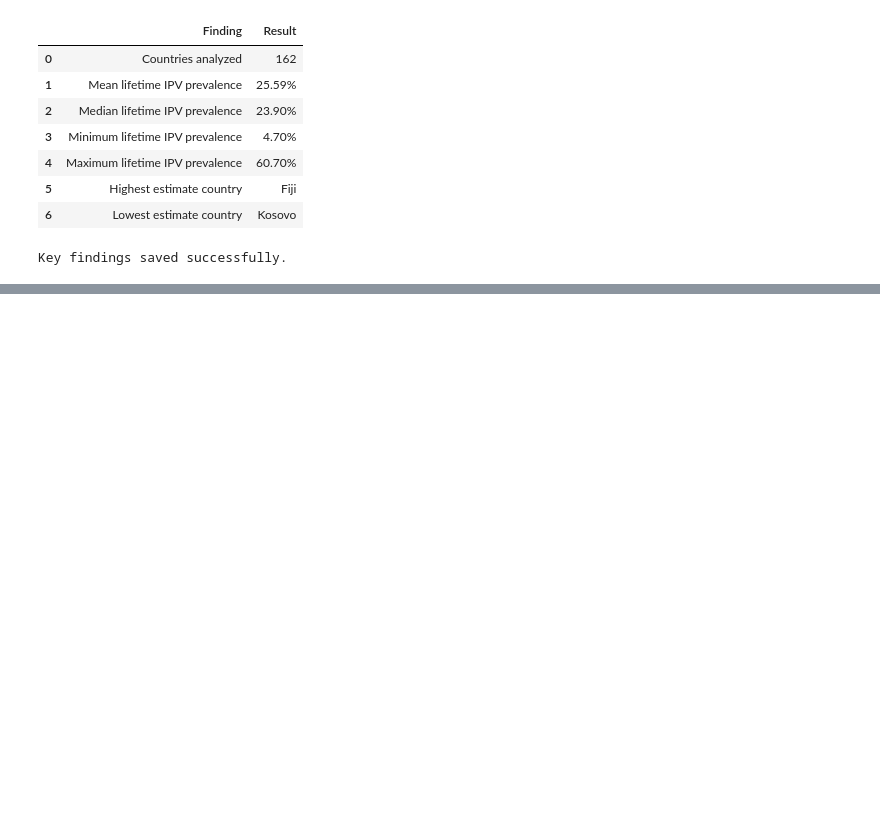
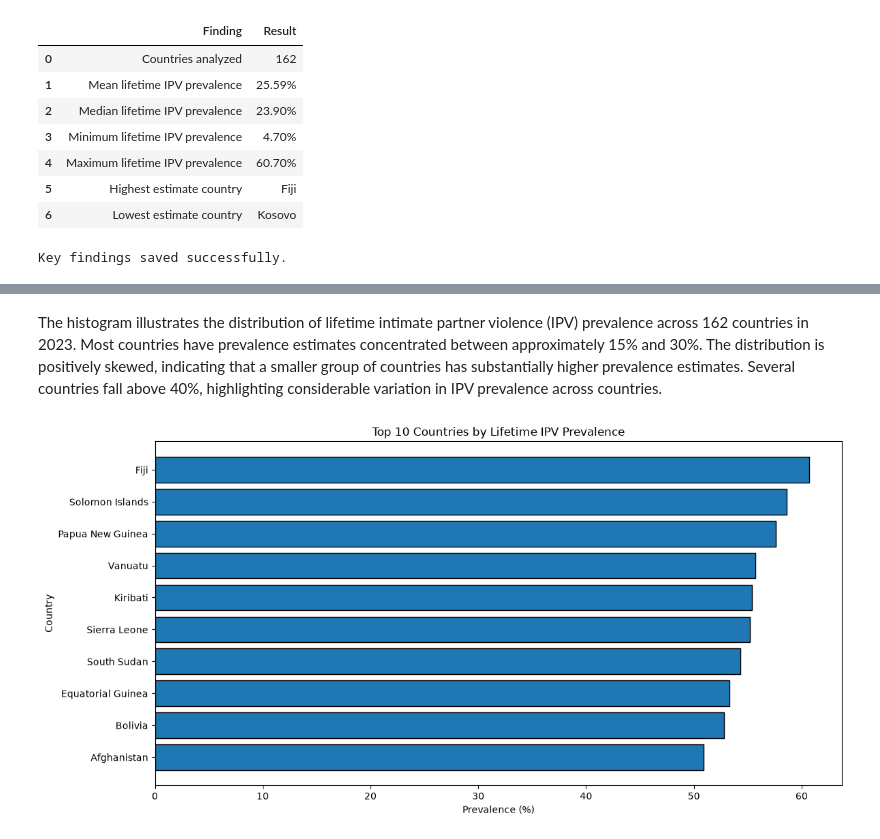
Before and after one commit to div62/riha, a Jupyter notebook: riha_analysis.ipynb, the cells around one changed output, grey strips where cells are left out. Drawn from its saved outputs; the diff is of its cells as text; code cells hidden in the pictures; blank space fills up the shorter version.

```diff
--- a/riha_analysis.ipynb
+++ b/riha_analysis.ipynb
@@ -1377,0 +1563,24 @@ Key findings saved successfully.
+# %% [markdown]
+The histogram illustrates the distribution of lifetime intimate partner violence (IPV) prevalence across 162 countries in 2023. Most countries have prevalence estimates concentrated between approximately 15% and 30%. The distribution is positively skewed, indicating that a smaller group of countries has substantially higher prevalence estimates. Several countries fall above 40%, highlighting considerable variation in IPV prevalence across countries.
+# %%
+# PHASE 2.2: TOP 10 COUNTRIES
+
+top_10 = df.nlargest(10, "Value")
+
+plt.figure(figsize=(12, 6))
+
+plt.barh(top_10["Country Name"], top_10["Value"],
+         edgecolor="black")
+
+plt.title("Top 10 Countries by Lifetime IPV Prevalence")
+plt.xlabel("Prevalence (%)")
+plt.ylabel("Country")
+
+plt.gca().invert_yaxis()
+
+plt.tight_layout()
+
+plt.savefig("outputs/figures/02_top_10_countries.png", dpi=300)
+plt.show()
+# %% [output]
+[figure, added]
```
Also changed, not shown: parts of 41 cells of this notebook, 9 other files.
